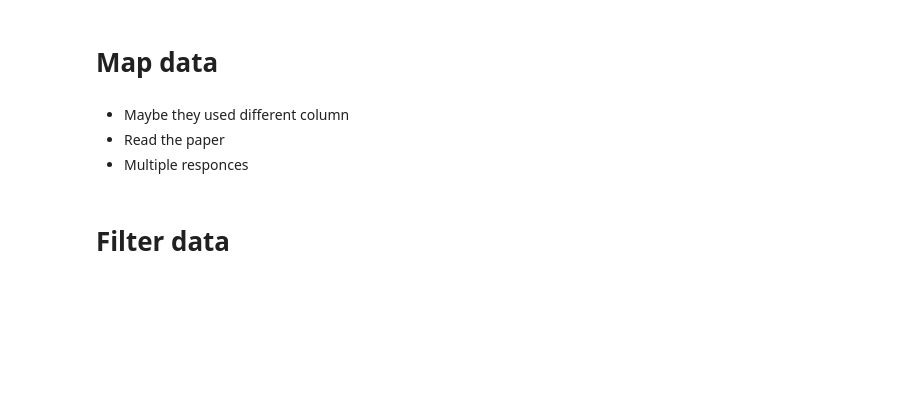
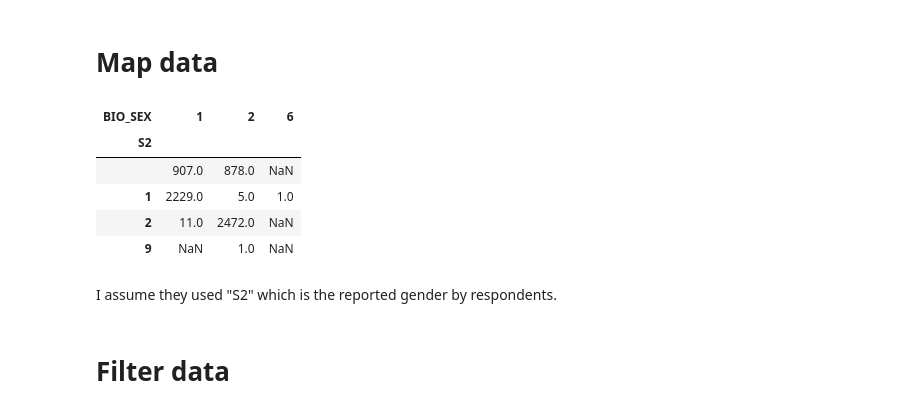
Before and after one commit to DataResponsibly/SynRD, a Jupyter notebook: papers/liu20protective/astadnik_process.ipynb, the cells around one changed output. Saved outputs shown, nothing was run; the diff lists cells and outputs as text; code cells hidden in the pictures; blank space fills up the shorter version.

Commit message:
WIP on papers

```diff
--- a/papers/liu20protective/astadnik_process.ipynb
+++ b/papers/liu20protective/astadnik_process.ipynb
@@ -12,8 +12,15 @@ df = pd.read_csv("../adzrago22smoking/data/21600-0001-Data.tsv", **kwargs)
 # ds22 = pd.read_csv("../adzrago22smoking/data/21600-0022-Data.tsv", **kwargs)
 # %% [markdown]
 # Map data
-# %% [markdown]
-* Maybe they used different column
-* Read the paper
-* Multiple responces
+# %%
+df.pivot_table("S1", "S2", "BIO_SEX", aggfunc="count")
+# %% [output]
+| BIO_SEX | 1 | 2 | 6 |
+| S2 |  |  |  |
+|  | 907.0 | 878.0 | NaN |
+| 1 | 2229.0 | 5.0 | 1.0 |
+| 2 | 11.0 | 2472.0 | NaN |
+| 9 | NaN | 1.0 | NaN |
+# %% [markdown]
+I assume they used "S2" which is the reported gender by respondents.
 # %%
```
Also changed, not shown: parts of 30 cells of this notebook.
